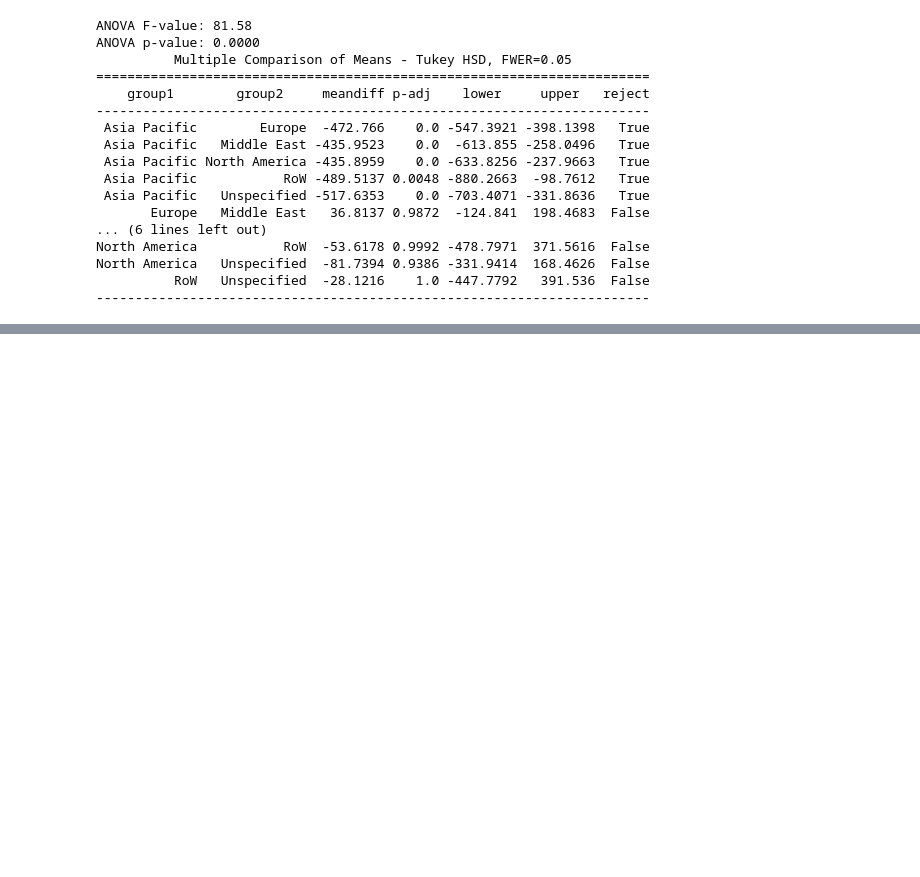
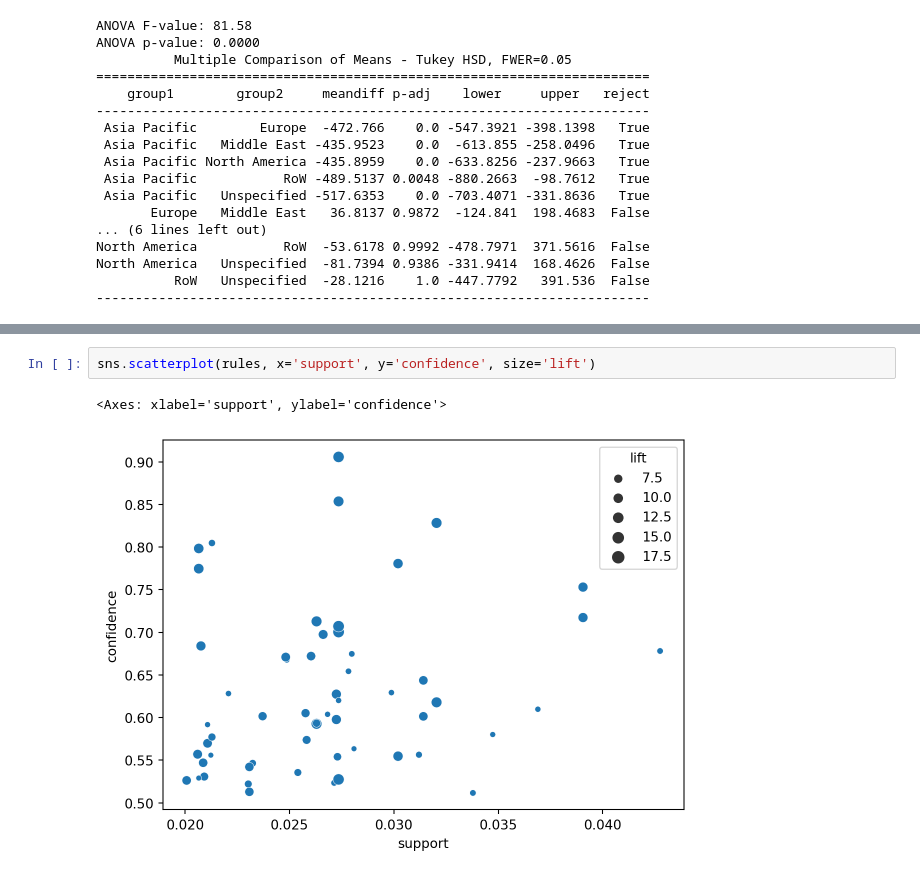
Before and after one commit to antobzzll/Analytics-Portfolio, a Jupyter notebook: Business Analytics/Market Basket Analysis/e-commerce-analytics.ipynb, the cells around one changed output, grey strips where cells are left out. Cells and saved outputs as stored; diff of their text form; blank space fills up the shorter version.

```diff
--- a/Business Analytics/Market Basket Analysis/e-commerce-analytics.ipynb
+++ b/Business Analytics/Market Basket Analysis/e-commerce-analytics.ipynb
@@ -583,0 +571,5 @@ rules_name
+# %%
+sns.scatterplot(rules, x='support', y='confidence', size='lift')
+# %% [output]
+<Axes: xlabel='support', ylabel='confidence'>
+[figure, added]
```
Also changed, not shown: parts of 27 cells of this notebook, 22 other files.
